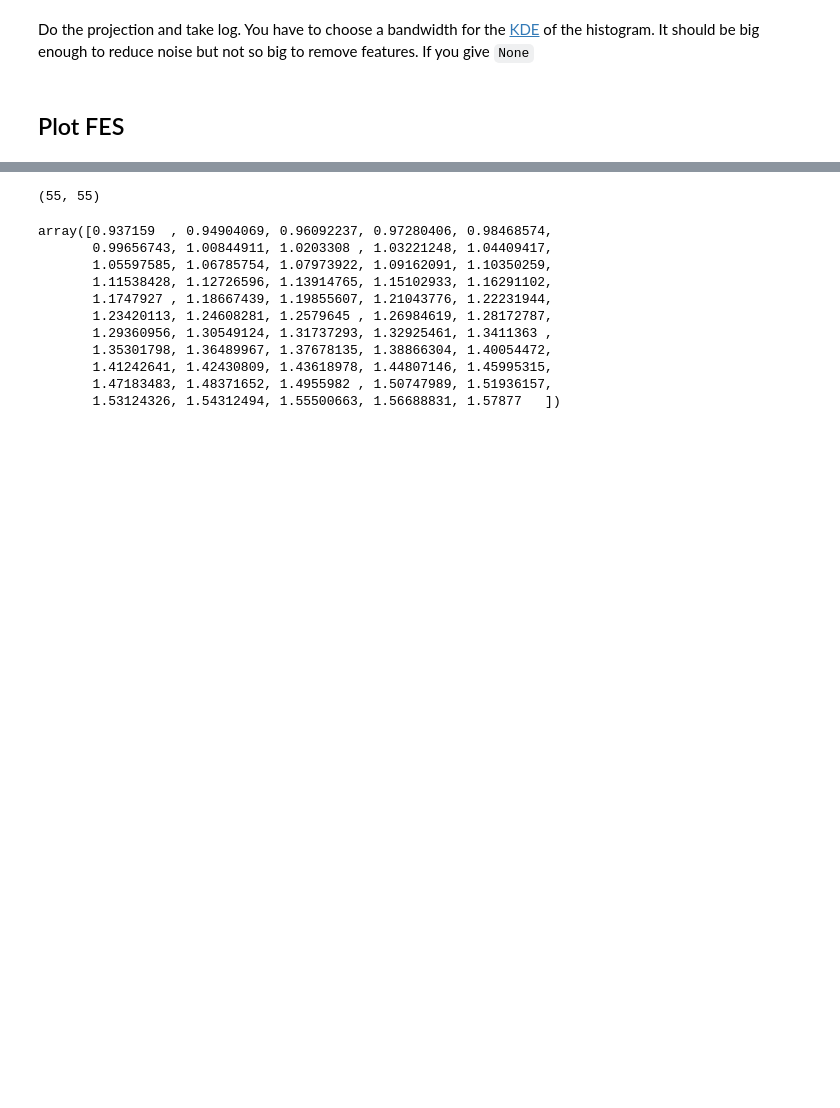
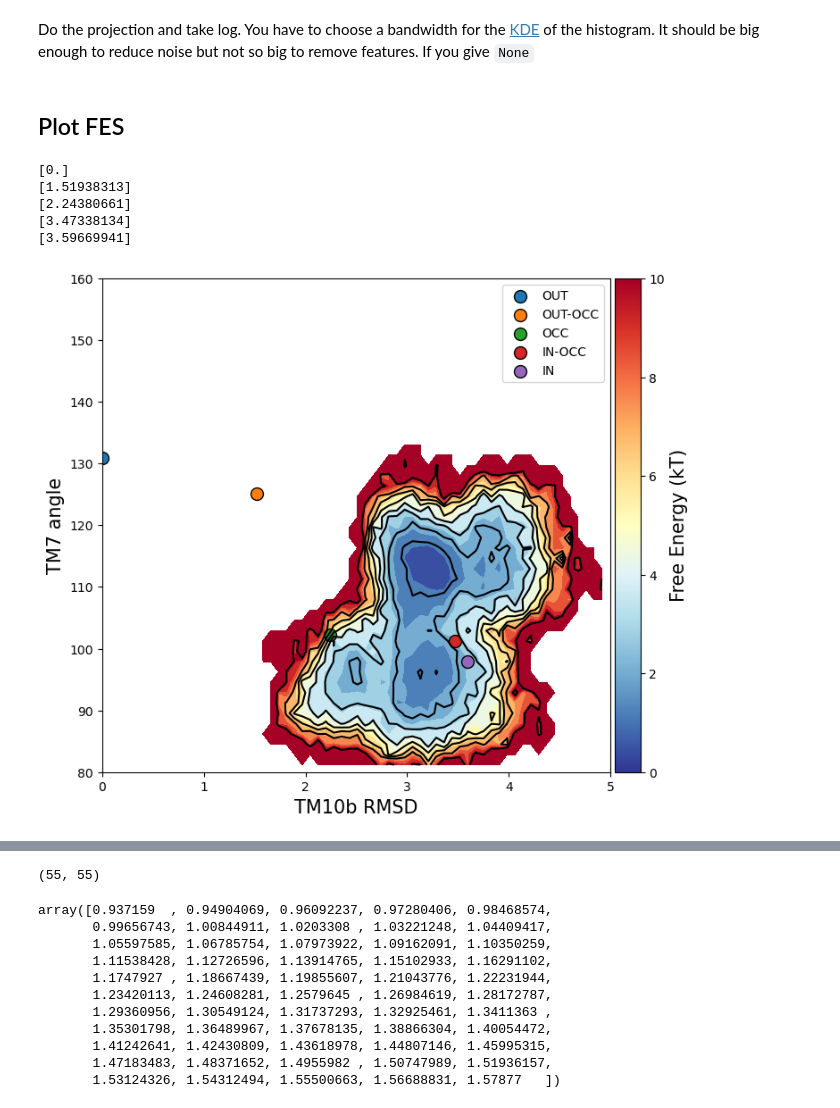
Before and after one commit to semccomas/GLUT5_string, a Jupyter notebook: string/analysis/scripts/string_MSM_analysis_TICs_deep_time-dev.ipynb, the cells around one changed output, grey strips where cells are left out. Drawn from its saved outputs; the diff is of its cells as text; code cells hidden in the pictures; blank space fills up the shorter version.

```diff
--- a/string/analysis/scripts/string_MSM_analysis_TICs_deep_time-dev.ipynb
+++ b/string/analysis/scripts/string_MSM_analysis_TICs_deep_time-dev.ipynb
@@ -193,10 +435,55 @@ np.save('./cv_proj_MSM.npy', cv_proj)
-# %%
-skip_calcs = False
-if skip_calcs:
-    F = np.load('./F_MSM.npy')
-    extent = np.load('./extent_MSM.npy')
-    cv_proj = np.load('./cv_proj_MSM.npy')
-    last_iteration = None
-    first_iteration = 100
+# %%
+if use_other_cv:
+    atom_sim_other_coordsx = np.load(f'../../../analysis/textfiles_out/not_gates_for_MSM/{atom_sim_xcoord[other_cv_filename]}.npy')
+
+    atom_sim_other_coordsy = np.load(f'../../../analysis/textfiles_out/not_gates_for_MSM/{atom_sim_ycoord[other_cv_filename]}.npy')
+
+    atom_sim_names = ['OUT', 'OUT-OCC', 'OCC', 'IN-OCC', 'IN']
 # %% [markdown]
 ## Plot FES
+# %%
+if use_other_cv:
+    f_max = 10
+    cm = plt.cm.get_cmap('RdYlBu_r')
+
+    if last_iteration == None:
+        last_iteration_n = "final"
+    else:
+        last_iteration_n = last_iteration
+    fig, ax = my_msm.plot_2D_heatmap(
+        F,
+        extent,
+        cmap=cm,
+        f_max=f_max,
+        cbar_label="Free Energy (kT)",
+        xlabel=cv_labels[0],
+        ylabel=cv_labels[1],
+        colorbar=True,
+        ylim=ylim,
+        xlim=xlim
+    )
+
+    for n in np.arange(0, len(atom_sim_names)):
+        ax.scatter(atom_sim_other_coordsx[n], atom_sim_other_coordsy[n], label=atom_sim_names[n], \
+                   s=100,zorder=2,edgecolor='black')
+        print(atom_sim_other_coordsx[n])
+
+    fig.tight_layout()
+    fig.set_figheight(6)
+    fig.set_figwidth(7)
+
+    if f_max == 20:
+        ax.contour(F, vmin=0, vmax=f_max, extent=extent, colors = 'black', levels = [0,1,2,3,5,8,10,13,16,19])
+    else:
+        ax.contour(F, vmin=0, vmax=f_max, extent=extent, colors = 'black', levels = [0,1,2,3,4,5,6,7,10])
+
+    ax.xaxis.label.set_size(15)
+    ax.yaxis.label.set_size(15)
+    ax.legend()
+# %% [output]
+[0.]
+[1.51938313]
+[2.24380661]
+[3.47338134]
+[3.59669941]
+[figure, added]
```
Also changed, not shown: parts of 40 cells of this notebook.
